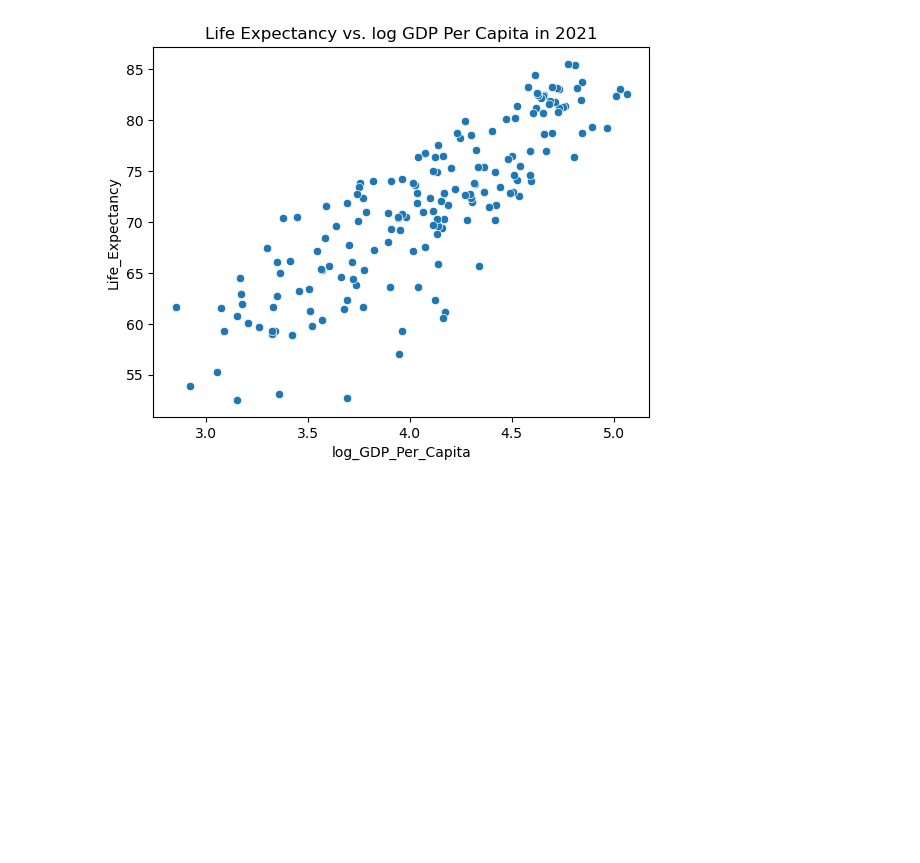
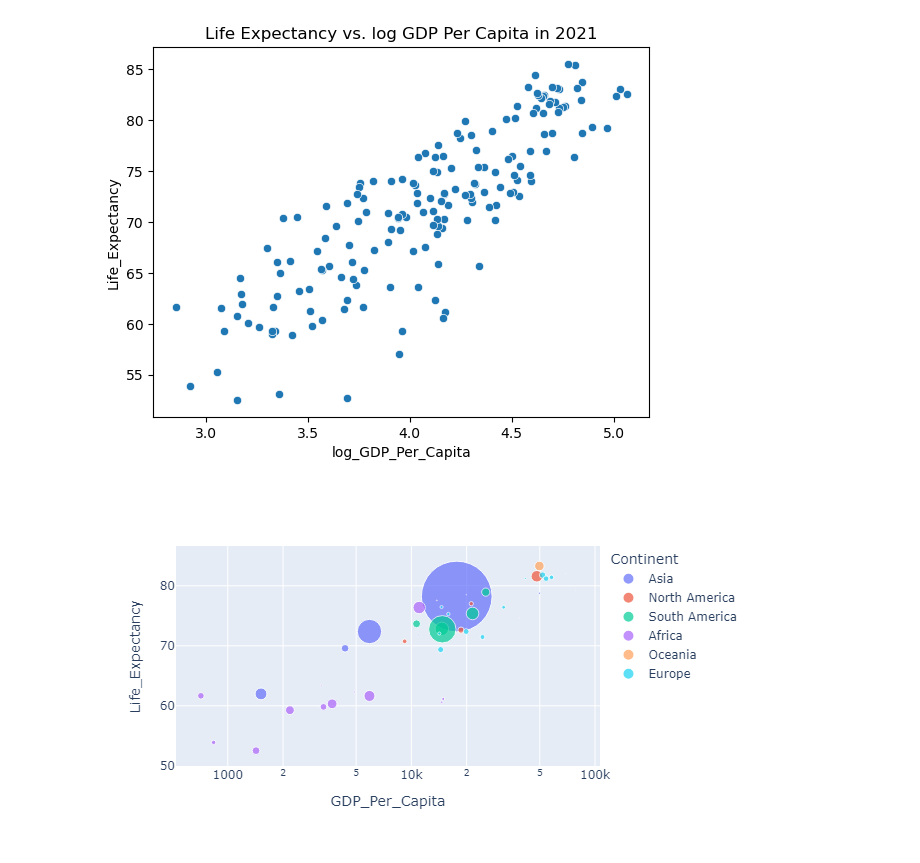
Before and after one commit to nss-data-science-cohort-8/un-exploration-alexanderjireland, a Jupyter notebook: notebooks/UN_Data_Exploration.ipynb, the cells around one changed output. Cells and saved outputs as stored; diff of their text form; code cells hidden in the pictures; blank space fills up the shorter version.

Commit message:
Started looking into plotly.

```diff
--- a/notebooks/UN_Data_Exploration.ipynb
+++ b/notebooks/UN_Data_Exploration.ipynb
@@ -492,3 +492,15 @@ plt.show()
 # %% [output]
 2021 GDP per capita (log scale) and life expectancy correlation = 0.846574979726186
 [figure]
+# %%
+import plotly.express as px
+population = pd.read_csv('../data/population.csv')
+population = population.rename(columns={'Country or Area': 'Country', 'Year(s)':'Year', 'Value':'Population', 'Variant':'Pop_Variant'})
+gdp_le_pop = pd.merge(gdp_le, population, on=['Country','Year'])
+gdp_le_pop_med = gdp_le_pop[gdp_le_pop['Pop_Variant']=='Medium']
+gdp_le_pop_med = gdp_le_pop_med.sort_values('Year')
+fig = px.scatter(gdp_le_pop_med.query("Year==2021"), x="GDP_Per_Capita", y="Life_Expectancy", size="Population", color="Continent",
+           hover_name="Country", log_x=True, size_max=50)
+fig.show()
+# %% [output]
+[figure, added]
```
Also changed, not shown: parts of 1 cell of this notebook.
